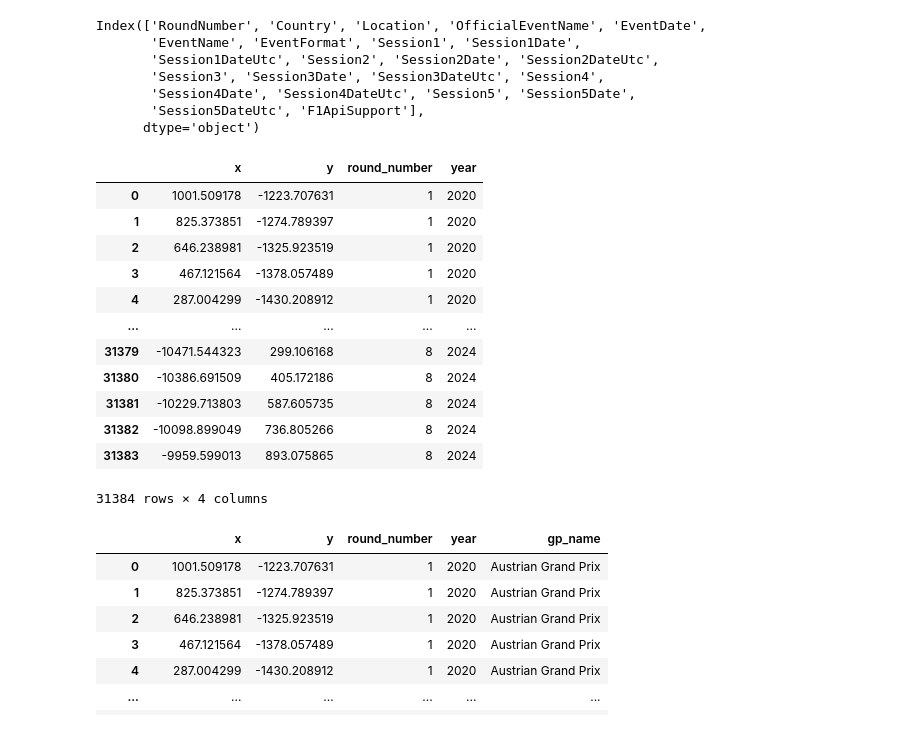
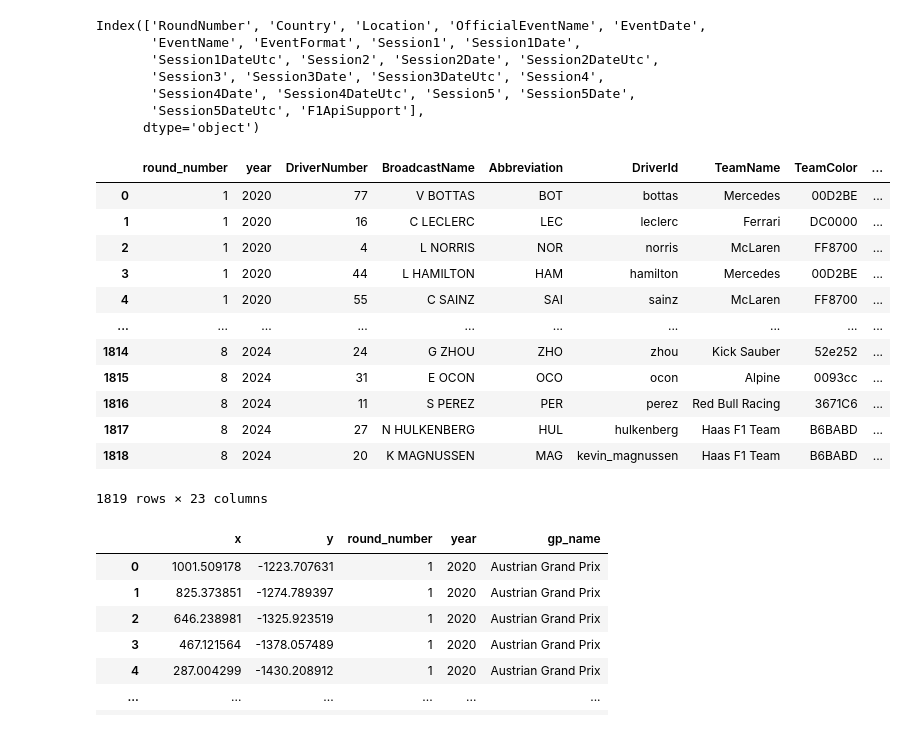
Before and after one commit to olesasha/InfoViz, a Jupyter notebook: E3/Notebooks/data_prep.ipynb, the cells around one changed output. Cells and saved outputs as stored; diff of their text form; code cells hidden in the pictures.

```diff
--- a/E3/Notebooks/data_prep.ipynb
+++ b/E3/Notebooks/data_prep.ipynb
@@ -56,22 +58,22 @@ Index(['RoundNumber', 'Country', 'Location', 'OfficialEventName', 'EventDate',
        'Session5DateUtc', 'F1ApiSupport'],
       dtype='object')
 # %%
-df_circuits = pd.read_parquet("../static/data/all_tracks.parquet")
+df_circuits = pd.read_parquet("../static/data/all_driver_data.parquet")
 df_circuits
 # %% [output]
-|  | x | y | round_number | year |
-| 0 | 1001.509178 | -1223.707631 | 1 | 2020 |
-| 1 | 825.373851 | -1274.789397 | 1 | 2020 |
-| 2 | 646.238981 | -1325.923519 | 1 | 2020 |
-| 3 | 467.121564 | -1378.057489 | 1 | 2020 |
-| 4 | 287.004299 | -1430.208912 | 1 | 2020 |
-| ... | ... | ... | ... | ... |
-| 31379 | -10471.544323 | 299.106168 | 8 | 2024 |
-| 31380 | -10386.691509 | 405.172186 | 8 | 2024 |
-| 31381 | -10229.713803 | 587.605735 | 8 | 2024 |
-| 31382 | -10098.899049 | 736.805266 | 8 | 2024 |
-| 31383 | -9959.599013 | 893.075865 | 8 | 2024 |
+|  | round_number | year | DriverNumber | BroadcastName | Abbreviation | DriverId | TeamName | TeamColor | ... |
+| 0 | 1 | 2020 | 77 | V BOTTAS | BOT | bottas | Mercedes | 00D2BE | ... |
+| 1 | 1 | 2020 | 16 | C LECLERC | LEC | leclerc | Ferrari | DC0000 | ... |
+| 2 | 1 | 2020 | 4 | L NORRIS | NOR | norris | McLaren | FF8700 | ... |
+| 3 | 1 | 2020 | 44 | L HAMILTON | HAM | hamilton | Mercedes | 00D2BE | ... |
+| 4 | 1 | 2020 | 55 | C SAINZ | SAI | sainz | McLaren | FF8700 | ... |
+| ... | ... | ... | ... | ... | ... | ... | ... | ... | ... |
+| 1814 | 8 | 2024 | 24 | G ZHOU | ZHO | zhou | Kick Sauber | 52e252 | ... |
+| 1815 | 8 | 2024 | 31 | E OCON | OCO | ocon | Alpine | 0093cc | ... |
+| 1816 | 8 | 2024 | 11 | S PEREZ | PER | perez | Red Bull Racing | 3671C6 | ... |
+| 1817 | 8 | 2024 | 27 | N HULKENBERG | HUL | hulkenberg | Haas F1 Team | B6BABD | ... |
+| 1818 | 8 | 2024 | 20 | K MAGNUSSEN | MAG | kevin_magnussen | Haas F1 Team | B6BABD | ... |
-31384 rows × 4 columns
+1819 rows × 23 columns
 # %%
 df_circuits_new = pd.read_parquet("../static/data/all_tracks_new.parquet")
 df_circuits_new
```
Also changed, not shown: parts of 9 cells of this notebook, 17 other files.
